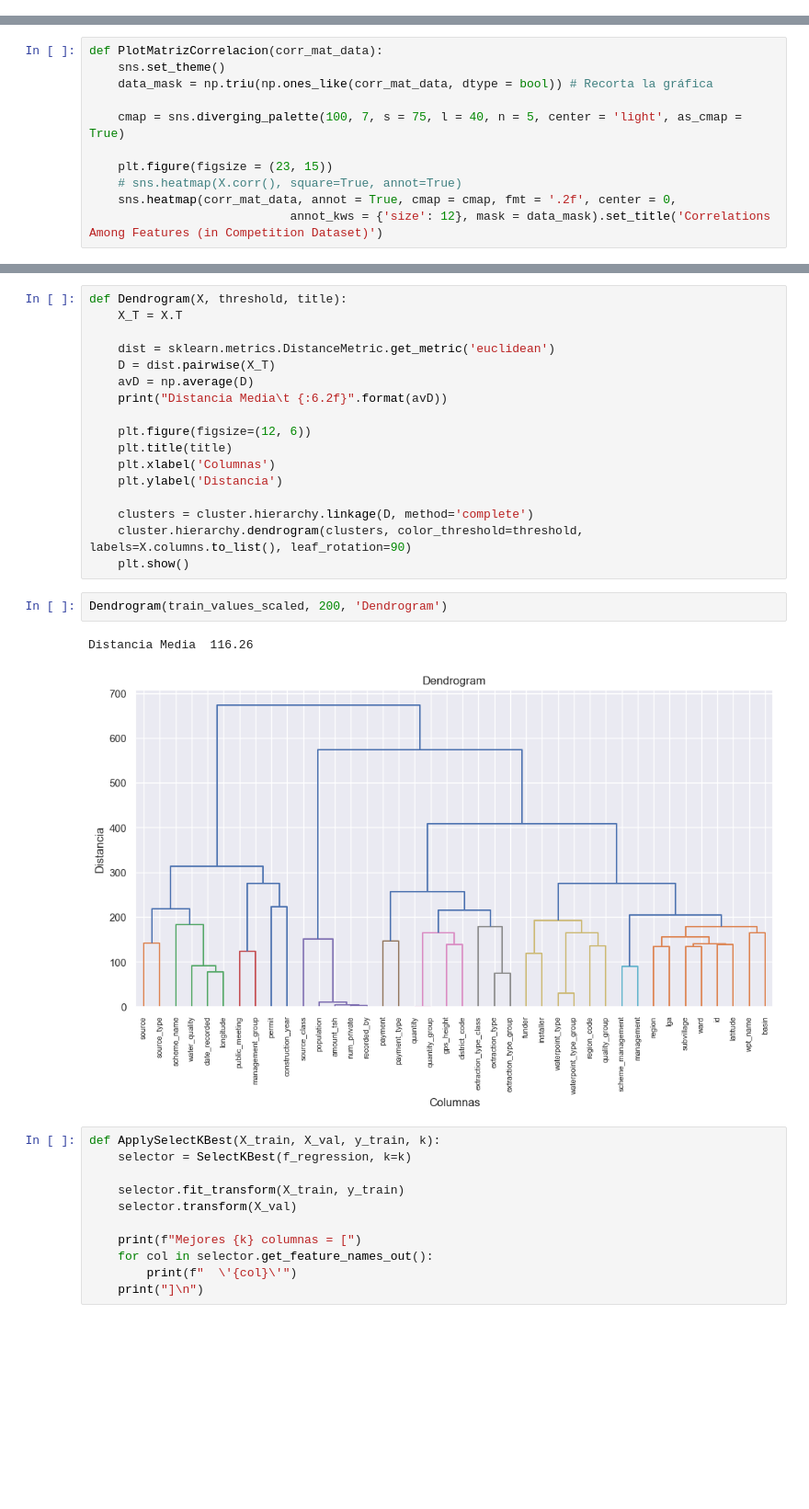
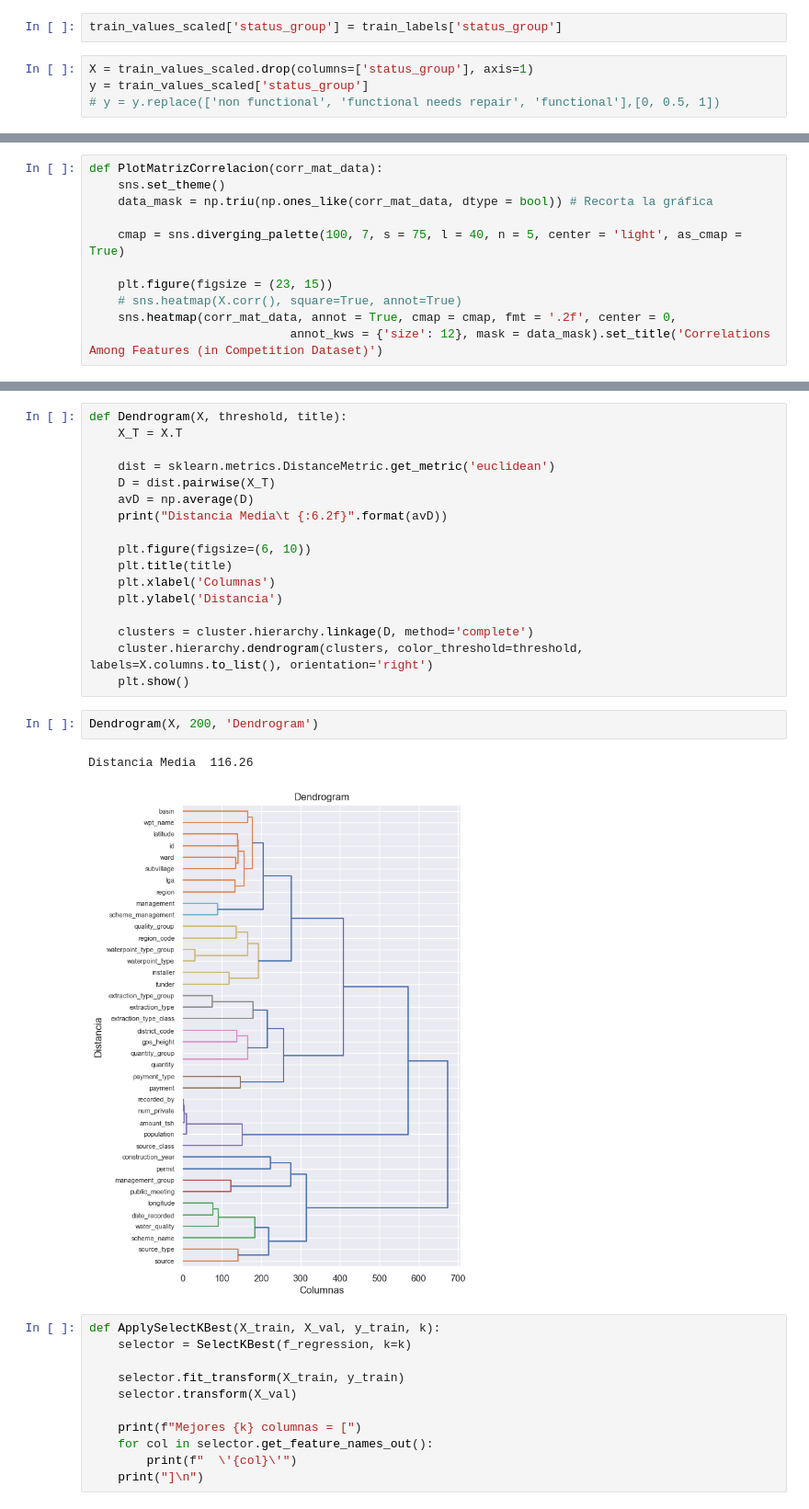
Before and after one commit to JaviARo/WaterTable, a Jupyter notebook: WaterTable.ipynb, the cells around one changed output, grey strips where cells are left out. Shown at 92% size. Saved outputs shown, nothing was run; the diff lists cells and outputs as text; blank space fills up the shorter version.

```diff
--- a/WaterTable.ipynb
+++ b/WaterTable.ipynb
@@ -247,2 +273,8 @@ train_values_scaled.head()
 5 rows × 40 columns
+# %%
+train_values_scaled['status_group'] = train_labels['status_group']
+# %%
+X = train_values_scaled.drop(columns=['status_group'], axis=1)
+y = train_values_scaled['status_group']
+# y = y.replace(['non functional', 'functional needs repair', 'functional'],[0, 0.5, 1])
 # %%
@@ -290,19 +322,19 @@ def Dendrogram(X, threshold, title):
 	avD = np.average(D)
 	print("Distancia Media\t {:6.2f}".format(avD))
 
-	plt.figure(figsize=(12, 6))
+	plt.figure(figsize=(6, 10))
 	plt.title(title)
 	plt.xlabel('Columnas')
 	plt.ylabel('Distancia')
 
 	clusters = cluster.hierarchy.linkage(D, method='complete')
-	cluster.hierarchy.dendrogram(clusters, color_threshold=threshold, labels=X.columns.to_list(), leaf_rotation=90)
+	cluster.hierarchy.dendrogram(clusters, color_threshold=threshold, labels=X.columns.to_list(), orientation='right')
 	plt.show()
 # %%
-Dendrogram(train_values_scaled, 200, 'Dendrogram')
+Dendrogram(X, 200, 'Dendrogram')
 # %% [output]
 Distancia Media  116.26
-[figure, old version]
+[figure, new version]
 # %%
 def ApplySelectKBest(X_train, X_val, y_train, k):
 	selector = SelectKBest(f_regression, k=k)
```
Also changed, not shown: parts of 14 cells of this notebook, 1 other file.
